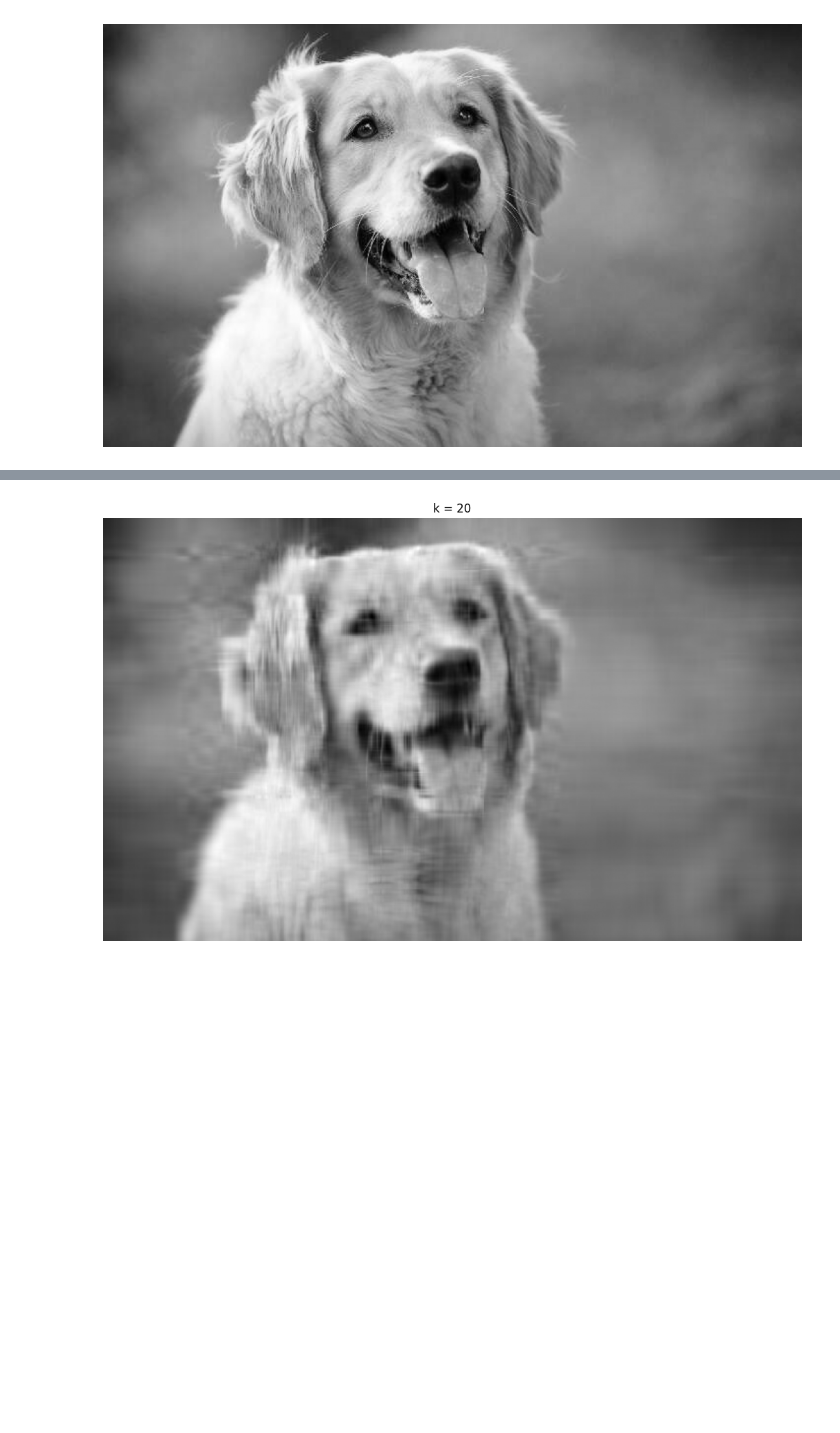
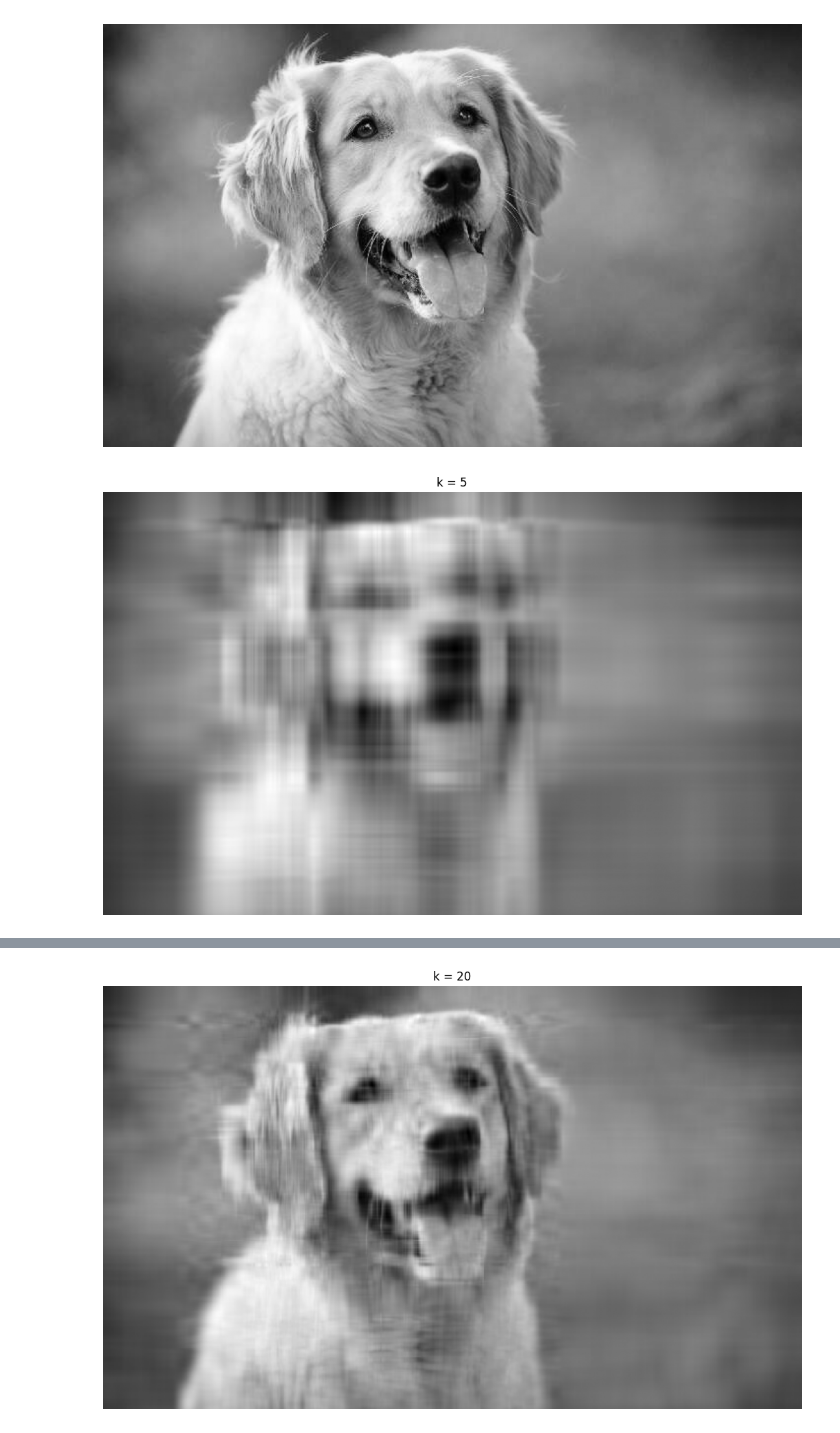
Before and after one commit to Flairmane/cs315---EJ-Klinedinst, a Jupyter notebook: SVDImageCompression.ipynb, the cells around one changed output, grey strips where cells are left out. Saved outputs shown, nothing was run; the diff lists cells and outputs as text; code cells hidden in the pictures; blank space fills up the shorter version.

```diff
--- a/SVDImageCompression.ipynb
+++ b/SVDImageCompression.ipynb
@@ -21,3 +21,14 @@ plt.show()
 # %%
 U, S, VT = np.linalg.svd(X,full_matrices=False)
 S=np.diag(S)
+# %%
+k=5
+Xapprox=U[:,:k] @ S[0:k,:k] @ VT[:k,:]
+plt.figure(1)
+img=plt.imshow(Xapprox)
+img.set_cmap('gray')
+plt.axis('off')
+plt.title('k = '+str(k))
+plt.show()
+# %% [output]
+[figure, added]
```
Also changed, not shown: parts of 4 cells of this notebook.
